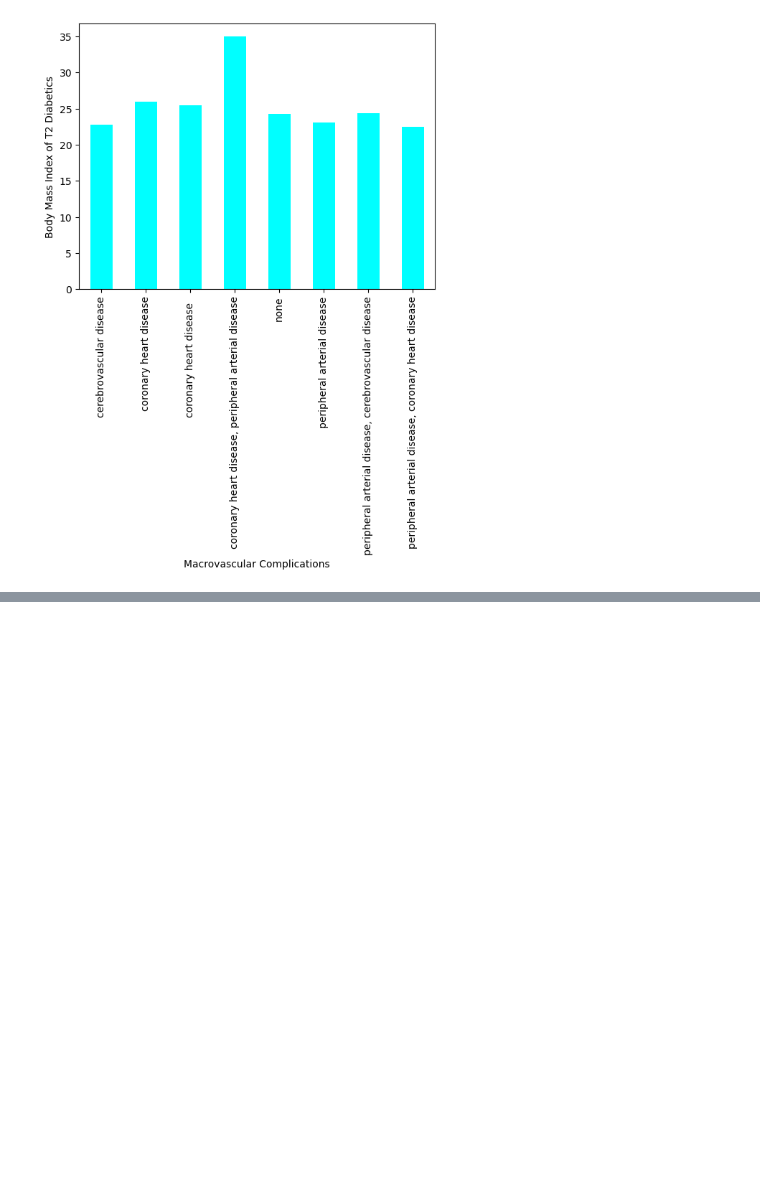
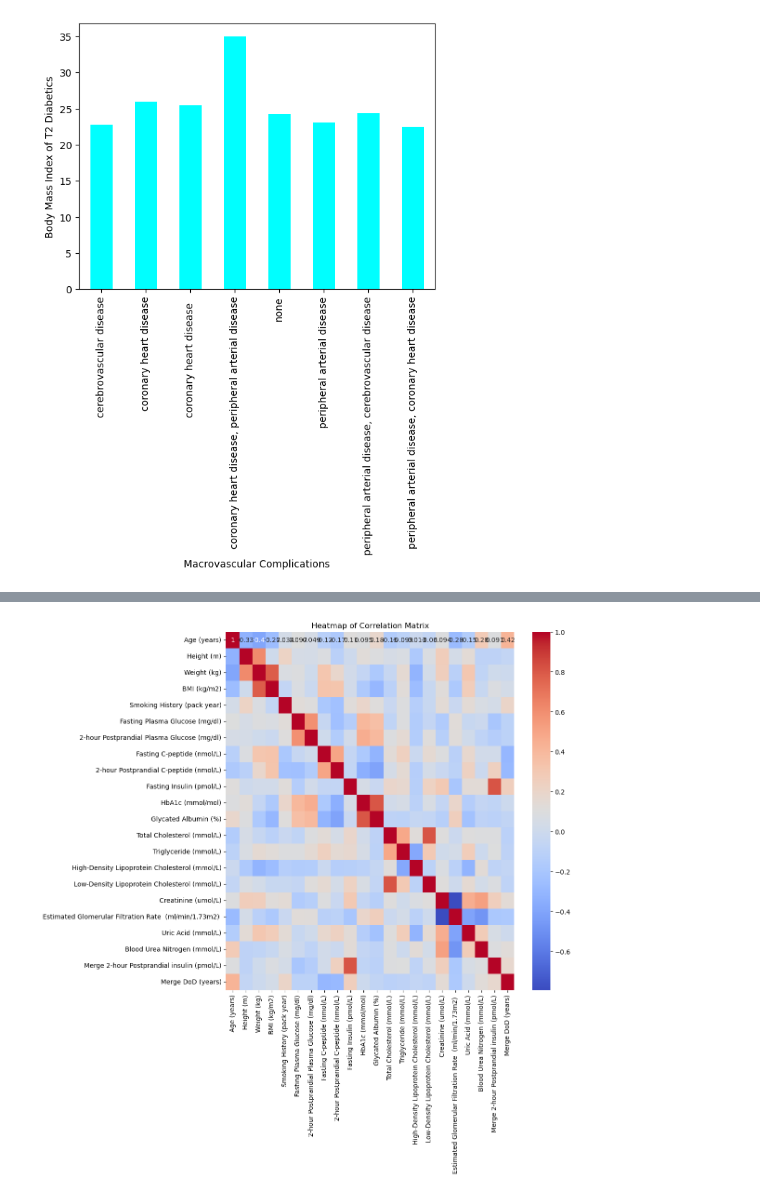
Before and after one commit to LaShawnSykes/Group-3_Project1, a Jupyter notebook: Code/rev_dataset.ipynb, the cells around one changed output, grey strips where cells are left out. Saved outputs shown, nothing was run; the diff lists cells and outputs as text; code cells hidden in the pictures; blank space fills up the shorter version.

```diff
--- a/Code/rev_dataset.ipynb
+++ b/Code/rev_dataset.ipynb
@@ -268,0 +278,15 @@ plt.savefig('bmidmct2.png')
+# %%
+# Visualization 6: Heatmap of Correlation Matrix
+# Drop non-numeric columns before calculating the correlation matrix
+df_numeric = cd1.select_dtypes(include=['number'])
+
+# Calculate the correlation matrix
+correlation_matrix = df_numeric.corr()
+
+# Plot the heatmap of the correlation matrix
+plt.figure(figsize=(10, 10))
+sns.heatmap(correlation_matrix, annot=True, cmap='coolwarm')
+plt.title('Heatmap of Correlation Matrix')
+plt.show()
+# %% [output]
+[figure, added]
```
Also changed, not shown: parts of 3 cells of this notebook, 4 other files.
